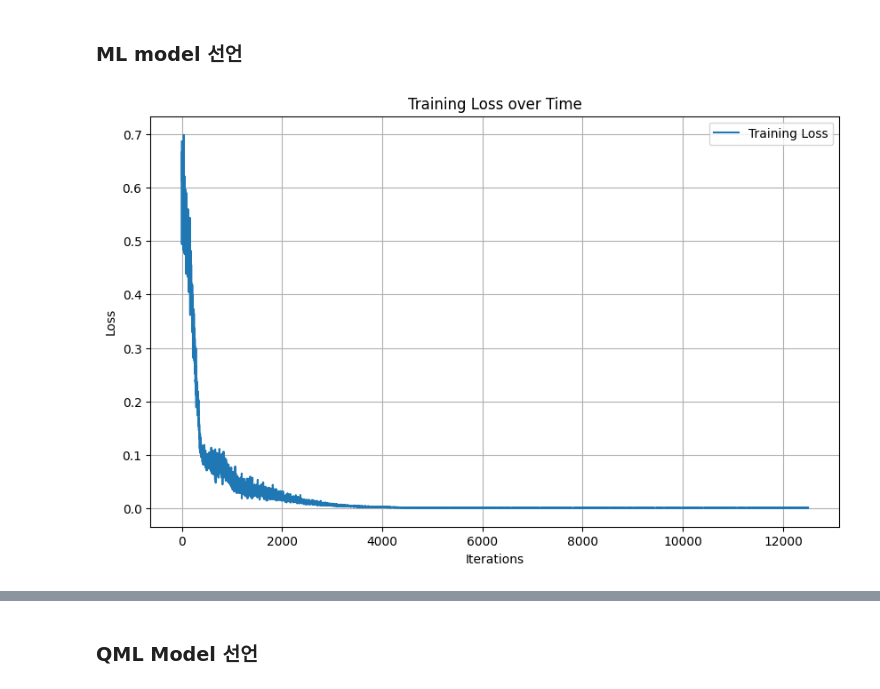
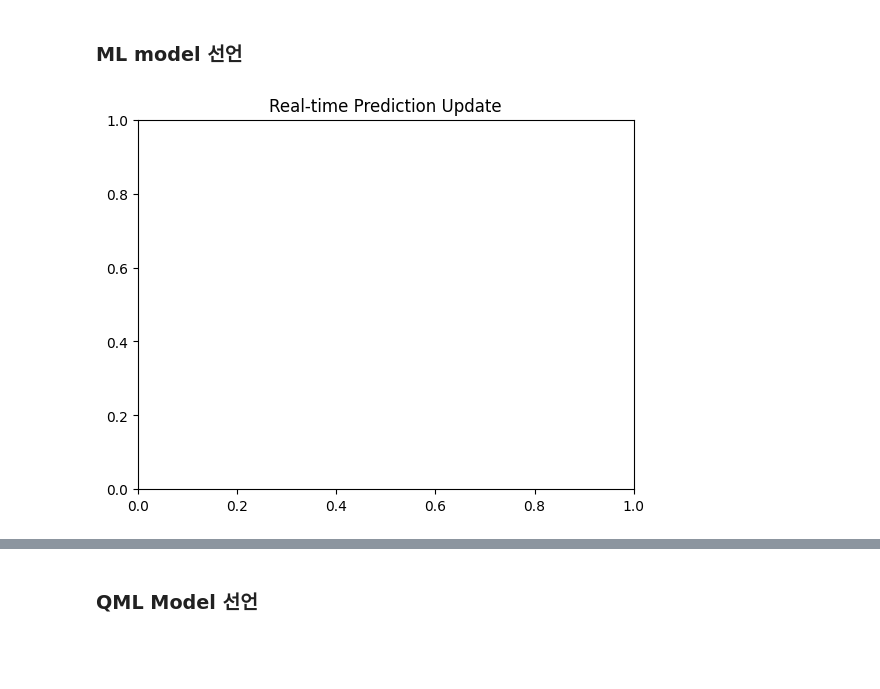
Before and after one commit to sehyunsix/NERF-vs-QRF, a Jupyter notebook: BottomUp/sin/model_train.ipynb, the cells around one changed output, grey strips where cells are left out. Cells and saved outputs as stored; diff of their text form; code cells hidden in the pictures; blank space fills up the shorter version.

```diff
--- a/BottomUp/sin/model_train.ipynb
+++ b/BottomUp/sin/model_train.ipynb
@@ -49,10 +52,12 @@ Example batch y: torch.Size([128, 1])
 # %%
 model1 = sin_ml(hidden_dim=4, num_layer=3)
 trainer1 = trainer(model1, train_loader=train_loader, test_loader=train_loader)
-# %%
-trainer1.train(100, True)
-# %% [output]
-[figure, removed]
+# %%
+plt.ion()
+
+trainer1.train(100, False)
+# %% [output]
+[figure, added]
 # %%
 trainer1.plot_pred()
 # %% [output]
```
Also changed, not shown: parts of 11 cells of this notebook, 3 other files.
